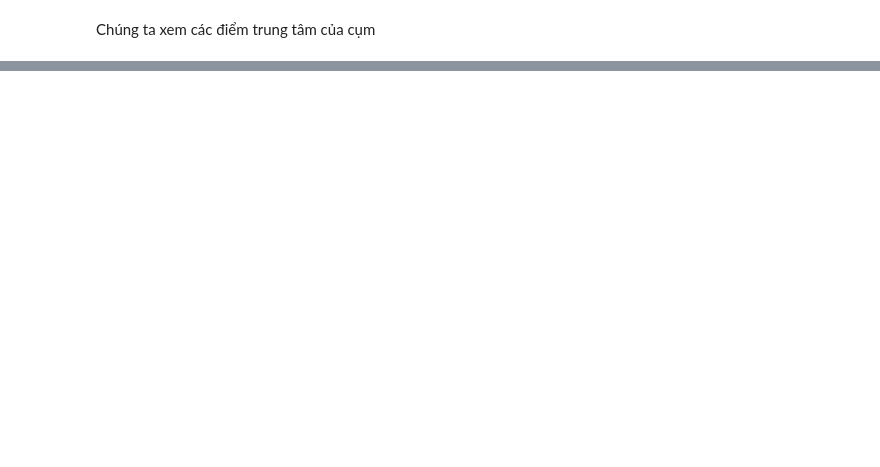
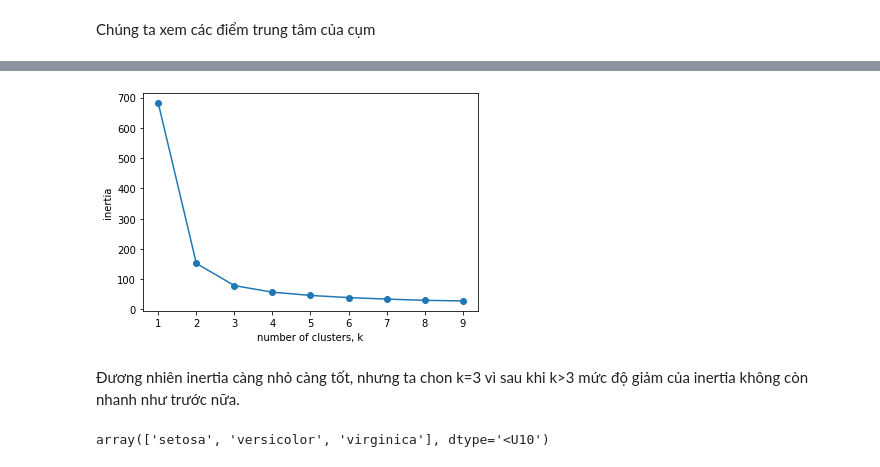
Before and after one commit to thien1892/Unsupervised_Learning, a Jupyter notebook: Unsupervised_Learning.ipynb, the cells around one changed output, grey strips where cells are left out. Drawn from its saved outputs; the diff is of its cells as text; code cells hidden in the pictures; blank space fills up the shorter version.

```diff
--- a/Unsupervised_Learning.ipynb
+++ b/Unsupervised_Learning.ipynb
@@ -78,0 +86,21 @@ plt.show()
+# %%
+inertias = []
+for k in range(1,10):
+    model = KMeans(k)
+    model.fit(X)
+    inertias.append(model.inertia_)
+
+plt.plot(range(1,10), inertias, '-o')
+plt.xlabel('number of clusters, k')
+plt.ylabel('inertia')
+plt.xticks(range(1,10))
+plt.show()
+# %% [output]
+[figure, added]
+# %% [markdown]
+Đương nhiên inertia càng nhỏ càng tốt, nhưng ta chon k=3 vì sau khi k>3 mức độ giảm của inertia không còn nhanh như trước nữa.
+# %%
+y = load_iris().target_names
+y
+# %% [output]
+array(['setosa', 'versicolor', 'virginica'], dtype='<U10')
```
Also changed, not shown: parts of 11 cells of this notebook, 9 other files.
